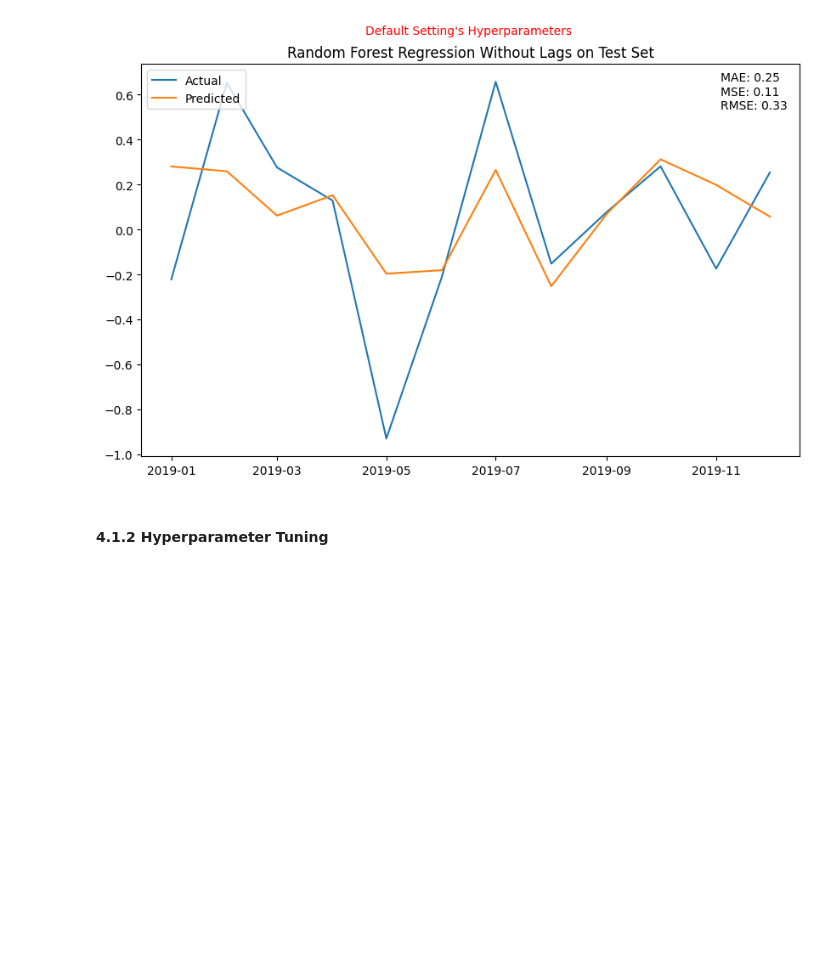
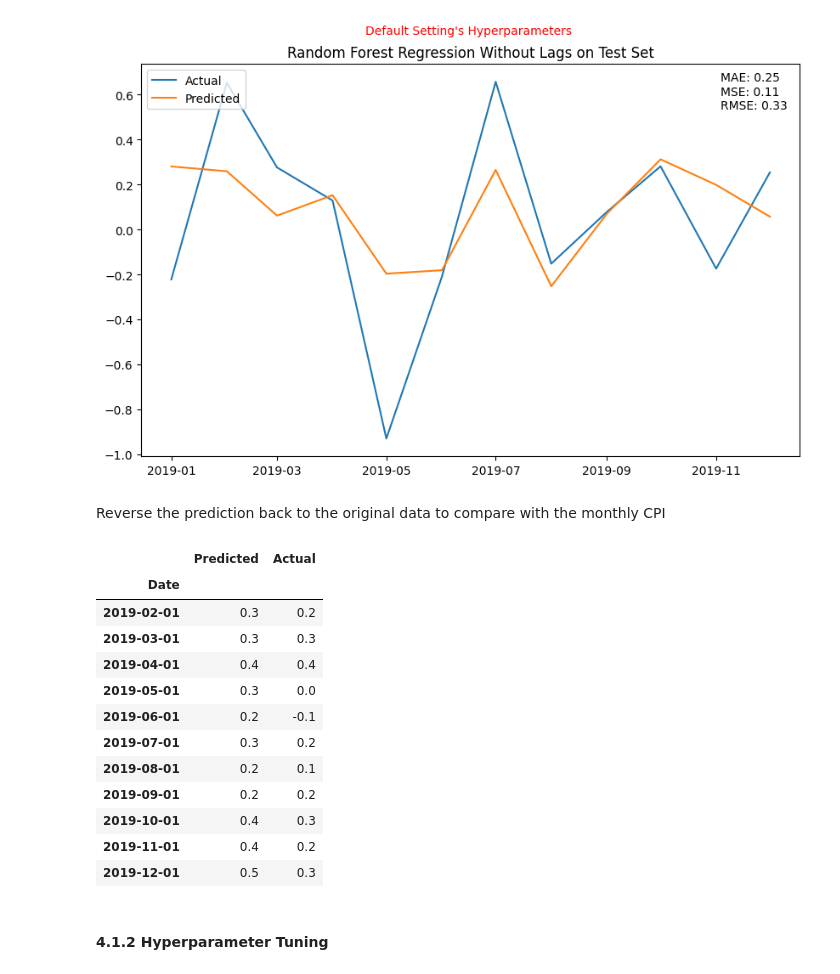
Before and after one commit to namtran6701/Inflation_Prediction, a Jupyter notebook: project_3.ipynb, the cells around one changed output. Drawn from its saved outputs; the diff is of its cells as text; code cells hidden in the pictures; blank space fills up the shorter version.

Commit message:
compare with one month inflation

```diff
--- a/project_3.ipynb
+++ b/project_3.ipynb
@@ -962,6 +962,46 @@ mae = np.mean(np.abs(base_rf_test - y_test))
 plot_default_setting_predictions(y_test, base_rf_test, 'Random Forest Regression Without Lags on Test Set')
 # %% [output]
 [figure]
+# %% [markdown]
+Reverse the prediction back to the original data to compare with the monthly CPI
+# %%
+# Create a function to reverse the second order differenced data back to the original data.
+def reconstruct_second_order_differenced_data(second_order_diff_data):
+    reconstructed_data = [df['CPI'].loc['2018-11-01'], df['CPI'].loc['2018-12-01']]
+
+    for diff in second_order_diff_data:
+        original_value = diff + 2 * reconstructed_data[-1] - reconstructed_data[-2]
+        reconstructed_data.append(original_value)
+
+    return reconstructed_data
+# %%
+# Merge the result of the previous function with df['1-Month % Change']
+def merge_with_1_month_pct_change(second_order_diff_data):
+    reconstructed_data = reconstruct_second_order_differenced_data(second_order_diff_data)[2:]
+    # calculate the percentage difference in the reconstructed_data
+    reconstructed_data = [((reconstructed_data[i] - reconstructed_data[i-1]) / reconstructed_data[i-1]) * 100 for i in range(1, len(reconstructed_data))]
+    reconstructed_data = pd.Series(reconstructed_data, index=df['1-Month % Change'].loc['2019-02-01':].index)
+    reconstructed_data.name = 'Predicted'
+    reconstructed_data = reconstructed_data.round(1)
+    reconstructed_data = pd.merge(reconstructed_data, df['1-Month % Change'].loc['2019-02-01':], left_index=True, right_index=True)
+    reconstructed_data.columns = ['Predicted', 'Actual']
+    return reconstructed_data
+# %%
+merge_with_1_month_pct_change(base_rf_test)
+# %% [output]
+|  | Predicted | Actual |
+| Date |  |  |
+| 2019-02-01 | 0.3 | 0.2 |
+| 2019-03-01 | 0.3 | 0.3 |
+| 2019-04-01 | 0.4 | 0.4 |
+| 2019-05-01 | 0.3 | 0.0 |
+| 2019-06-01 | 0.2 | -0.1 |
+| 2019-07-01 | 0.3 | 0.2 |
+| 2019-08-01 | 0.2 | 0.1 |
+| 2019-09-01 | 0.2 | 0.2 |
+| 2019-10-01 | 0.4 | 0.3 |
+| 2019-11-01 | 0.4 | 0.2 |
+| 2019-12-01 | 0.5 | 0.3 |
 # %% [markdown]
 #### 4.1.2 Hyperparameter Tuning
 # %% [markdown]
```
Also changed, not shown: parts of 12 cells of this notebook.
